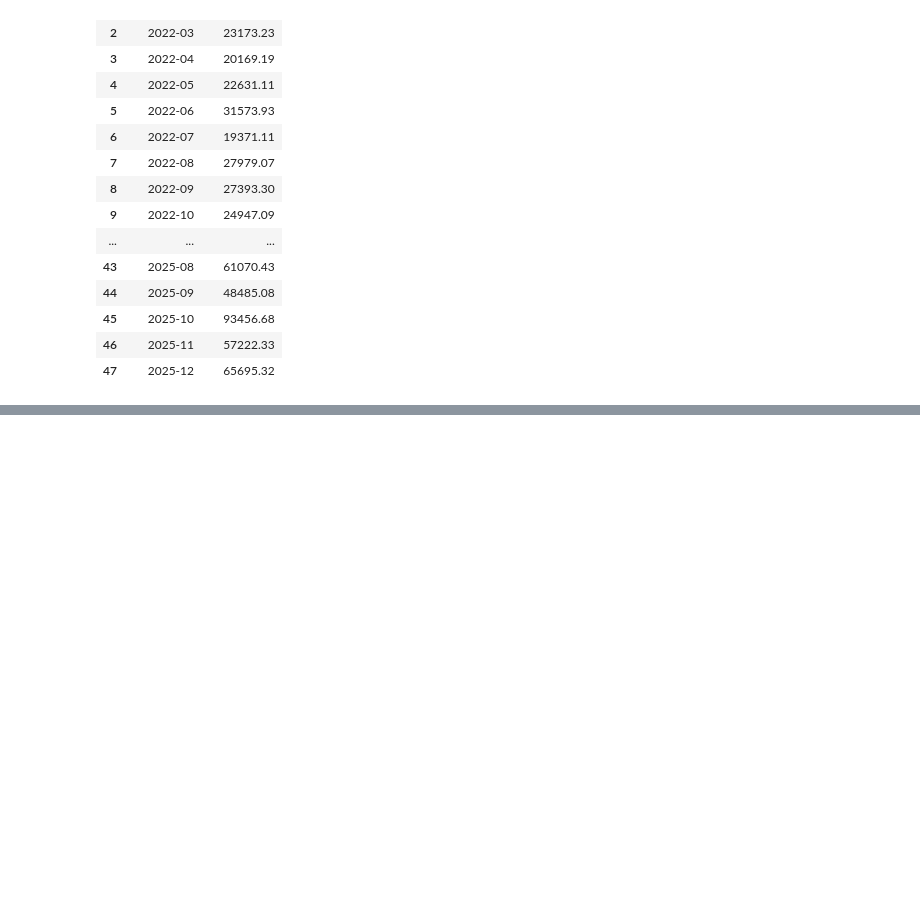
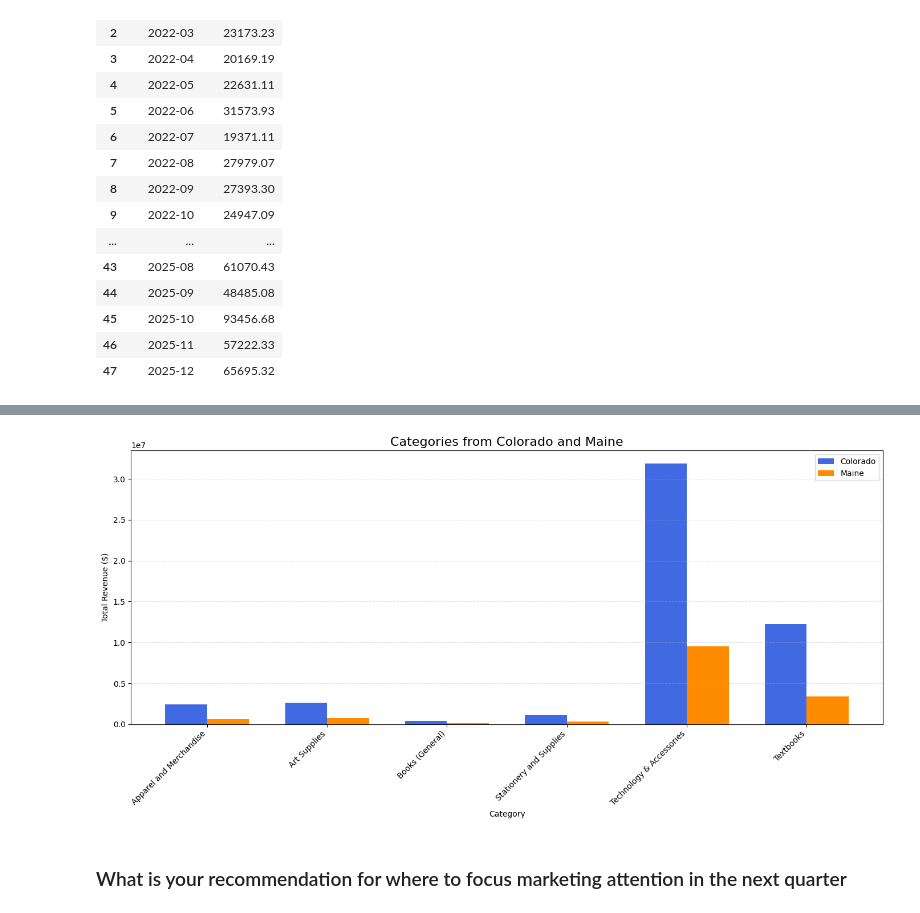
Before and after one commit to Lpoul/Capstone2, a Jupyter notebook: Poulson_sales_analysis.ipynb, the cells around one changed output, grey strips where cells are left out. Cells and saved outputs as stored; diff of their text form; code cells hidden in the pictures; blank space fills up the shorter version.

```diff
--- a/Poulson_sales_analysis.ipynb
+++ b/Poulson_sales_analysis.ipynb
@@ -254,6 +259,8 @@ colorado_top_customers
 # %%
+# How many transactions per category
 colorado_product_info = products[["prod_num", "categoryid"]]
 colorado_product = colorado_sales.merge(colorado_product_info, on="prod_num", how="left")
-colorado_grouped = colorado_product.groupby(["year_month", "categoryid"])
+colorado_product = colorado_product.merge(categories[["categoryid", "category"]], on="categoryid", how="left")
+colorado_grouped = colorado_product.groupby(["year_month", "categoryid","category"])
 colorado_transactions = colorado_grouped["sale_amount"].count().reset_index()
 colorado_transactions = colorado_transactions.rename(columns={"sale_amount": "transaction_count"})
@@ -309,6 +389,7 @@ maine_customer_sales_ranking = maine_sales.merge(maine_customer_info,left_on="re
 # %%
 maine_product_info = products[["prod_num", "categoryid"]]
-maine_product = maine_sales.merge(maine_product_info, on="prod_num", how="left")
-maine_grouped = maine_product.groupby(["year_month", "categoryid"])
+maine_product = maine_sales.merge(colorado_product_info, on="prod_num", how="left")
+maine_product = maine_product.merge(categories[["categoryid", "category"]], on="categoryid", how="left")
+maine_grouped = maine_product.groupby(["year_month", "categoryid","category"])
 maine_transactions = maine_grouped["sale_amount"].count().reset_index()
 maine_transactions = maine_transactions.rename(columns={"sale_amount": "transaction_count"})
@@ -319,0 +471,42 @@ maine_revenue = maine_revenue.sort_values(["year_month", "categoryid"])
+# %%
+colorado_top5 = (colorado_revenue.groupby(["categoryid", "category"])["sale_amount"].sum().reset_index().sort_values("sale_amount", ascending=False))
+maine_top5 = (maine_revenue.groupby(["categoryid", "category"])["sale_amount"].sum().reset_index().sort_values("sale_amount", ascending=False))
+
+colorado_clean = colorado_top5[["category", "sale_amount"]].rename(columns={"sale_amount": "Colorado"})
+maine_clean = maine_top5[["category", "sale_amount"]].rename(columns={"sale_amount": "Maine"})
+
+
+top5_combined = colorado_clean.merge(maine_clean, on="category", how="outer")
+top5_combined = top5_combined.fillna(0)
+
+
+top5_categories = top5_combined["category"]
+colorado_values = top5_combined["Colorado"].to_numpy()
+maine_values = top5_combined["Maine"].to_numpy()
+
+
+x = np.arange(len(top5_categories))
+width = 0.35
+
+
+plt.figure(figsize=(14, 7))
+
+
+plt.bar(x - width / 2, colorado_values, width, label="Colorado", color="royalblue")
+plt.bar(x + width / 2, maine_values, width, label="Maine", color="darkorange")
+
+plt.title("Categories from Colorado and Maine", fontsize=16)
+plt.xlabel("Category")
+plt.ylabel("Total Revenue ($)")
+
+plt.xticks(x, top5_categories, rotation=45, ha="right")
+
+plt.legend()
+plt.grid(axis="y", linestyle="--", alpha=0.4)
+
+plt.tight_layout()
+plt.show()
+# %% [output]
+[figure, added]
+# %% [markdown]
+### What is your recommendation for where to focus marketing attention in the next quarter
```
Also changed, not shown: parts of 21 cells of this notebook.
